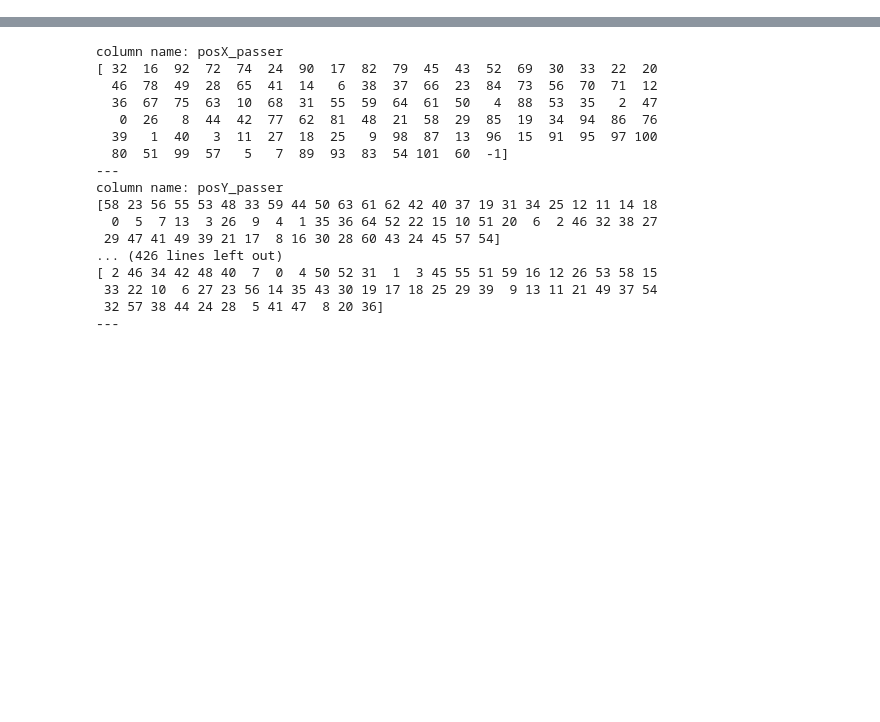
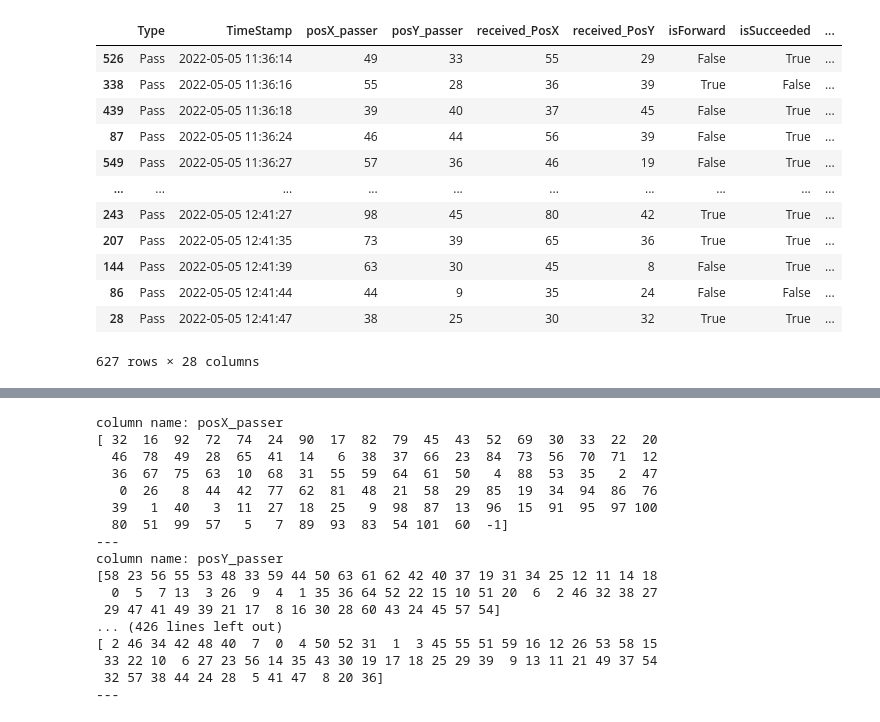
Before and after one commit to HorusLiang/forward_football_assignment, a Jupyter notebook: data_preprocssing.ipynb, the cells around one changed output, grey strips where cells are left out. Cells and saved outputs as stored; diff of their text form; code cells hidden in the pictures; blank space fills up the shorter version.

```diff
--- a/data_preprocssing.ipynb
+++ b/data_preprocssing.ipynb
@@ -8,0 +7,21 @@ df=pd.read_excel('PassEventsForwardFootball.xlsx')
+# %%
+df_team_one=df[df.Team=="Team Forward Football_1"]
+df_team_two=df[df.Team=="Team Forward Football_2"]
+# %%
+df_team_one.sort_values('TimeStamp')
+
+# from the sorted TimeStamp, I found that there are two matches rather than two teams in one match-> more obvious, day is different
+# %% [output]
+|  | Type | TimeStamp | posX_passer | posY_passer | received_PosX | received_PosY | isForward | isSucceeded | ... |
+| 526 | Pass | 2022-05-05 11:36:14 | 49 | 33 | 55 | 29 | False | True | ... |
+| 338 | Pass | 2022-05-05 11:36:16 | 55 | 28 | 36 | 39 | True | False | ... |
+| 439 | Pass | 2022-05-05 11:36:18 | 39 | 40 | 37 | 45 | False | True | ... |
+| 87 | Pass | 2022-05-05 11:36:24 | 46 | 44 | 56 | 39 | False | True | ... |
+| 549 | Pass | 2022-05-05 11:36:27 | 57 | 36 | 46 | 19 | False | True | ... |
+| ... | ... | ... | ... | ... | ... | ... | ... | ... | ... |
+| 243 | Pass | 2022-05-05 12:41:27 | 98 | 45 | 80 | 42 | True | True | ... |
+| 207 | Pass | 2022-05-05 12:41:35 | 73 | 39 | 65 | 36 | True | True | ... |
+| 144 | Pass | 2022-05-05 12:41:39 | 63 | 30 | 45 | 8 | False | True | ... |
+| 86 | Pass | 2022-05-05 12:41:44 | 44 | 9 | 35 | 24 | False | False | ... |
+| 28 | Pass | 2022-05-05 12:41:47 | 38 | 25 | 30 | 32 | True | True | ... |
+627 rows × 28 columns
```
Also changed, not shown: parts of 5 cells of this notebook, 1 other file.
